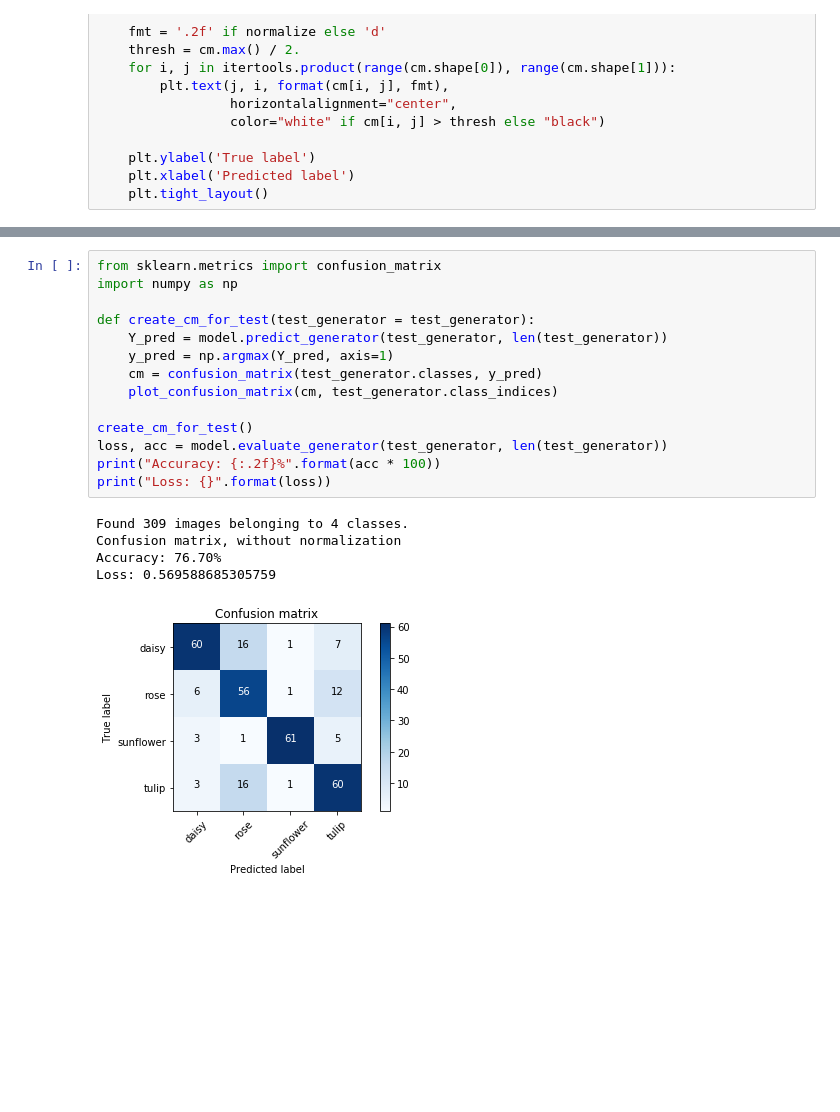
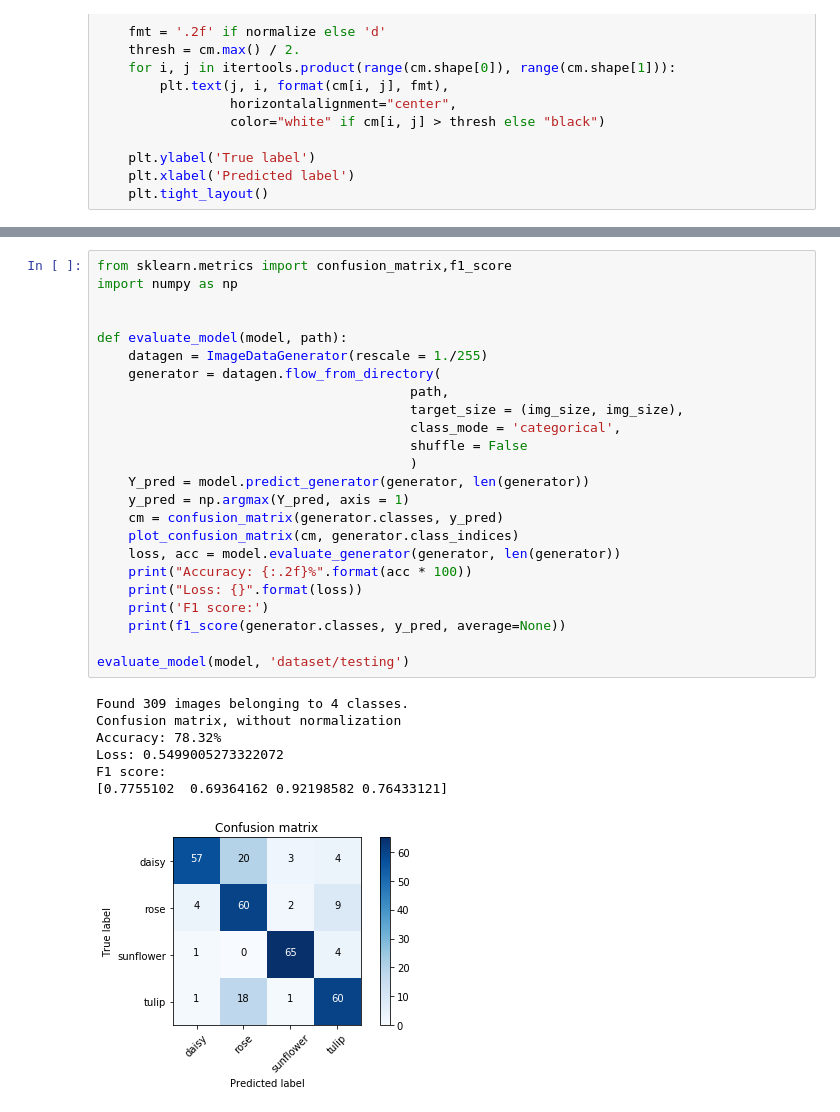
Before and after one commit to ZhichuanLi/CNN, a Jupyter notebook: Final Model.ipynb, the cells around one changed output, grey strips where cells are left out. Cells and saved outputs as stored; diff of their text form; blank space fills up the shorter version.

```diff
--- a/Final Model.ipynb
+++ b/Final Model.ipynb
@@ -166,20 +166,32 @@ Epoch 31/200
 # %%
-from sklearn.metrics import confusion_matrix
+from sklearn.metrics import confusion_matrix,f1_score
 import numpy as np
 
-def create_cm_for_test(test_generator = test_generator):
-    Y_pred = model.predict_generator(test_generator, len(test_generator))
-    y_pred = np.argmax(Y_pred, axis=1)
-    cm = confusion_matrix(test_generator.classes, y_pred)
-    plot_confusion_matrix(cm, test_generator.class_indices)
 
-create_cm_for_test()
-loss, acc = model.evaluate_generator(test_generator, len(test_generator))
-print("Accuracy: {:.2f}%".format(acc * 100))
-print("Loss: {}".format(loss))
+def evaluate_model(model, path):
+    datagen = ImageDataGenerator(rescale = 1./255)
+    generator = datagen.flow_from_directory(
+                                        path,
+                                        target_size = (img_size, img_size),
+                                        class_mode = 'categorical',
+                                        shuffle = False
+                                        )
+    Y_pred = model.predict_generator(generator, len(generator))
+    y_pred = np.argmax(Y_pred, axis = 1)
+    cm = confusion_matrix(generator.classes, y_pred)
+    plot_confusion_matrix(cm, generator.class_indices)
+    loss, acc = model.evaluate_generator(generator, len(generator))
+    print("Accuracy: {:.2f}%".format(acc * 100))
+    print("Loss: {}".format(loss))
+    print('F1 score:')
+    print(f1_score(generator.classes, y_pred, average=None))
+
+evaluate_model(model, 'dataset/testing')
 # %% [output]
 Found 309 images belonging to 4 classes.
 Confusion matrix, without normalization
-Accuracy: 76.70%
-Loss: 0.569588685305759
+Accuracy: 78.32%
+Loss: 0.5499005273322072
+F1 score:
+[0.7755102  0.69364162 0.92198582 0.76433121]
-[figure, old version]
+[figure, new version]
```
Also changed, not shown: parts of 5 cells of this notebook, 1 other file.
